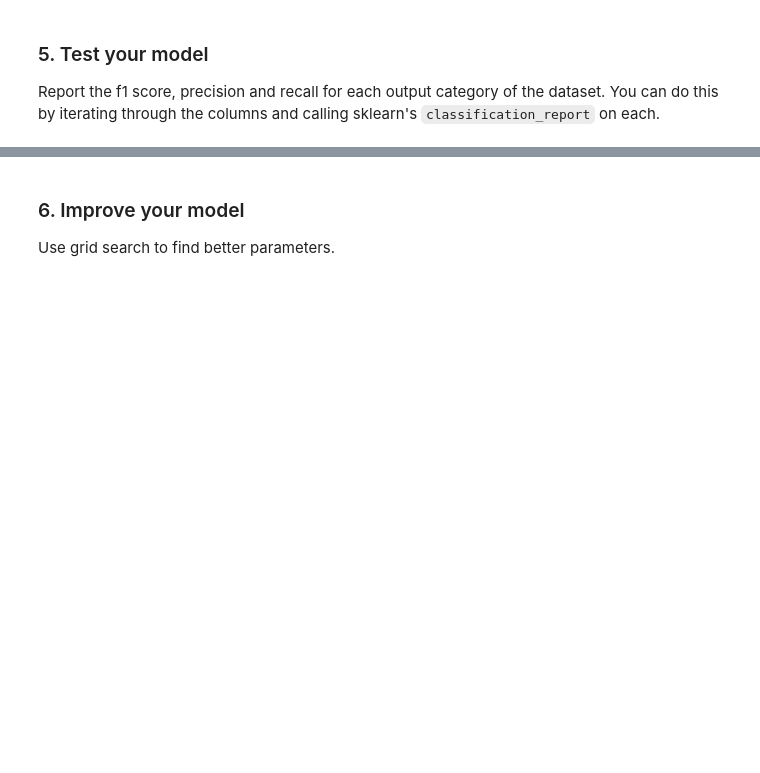
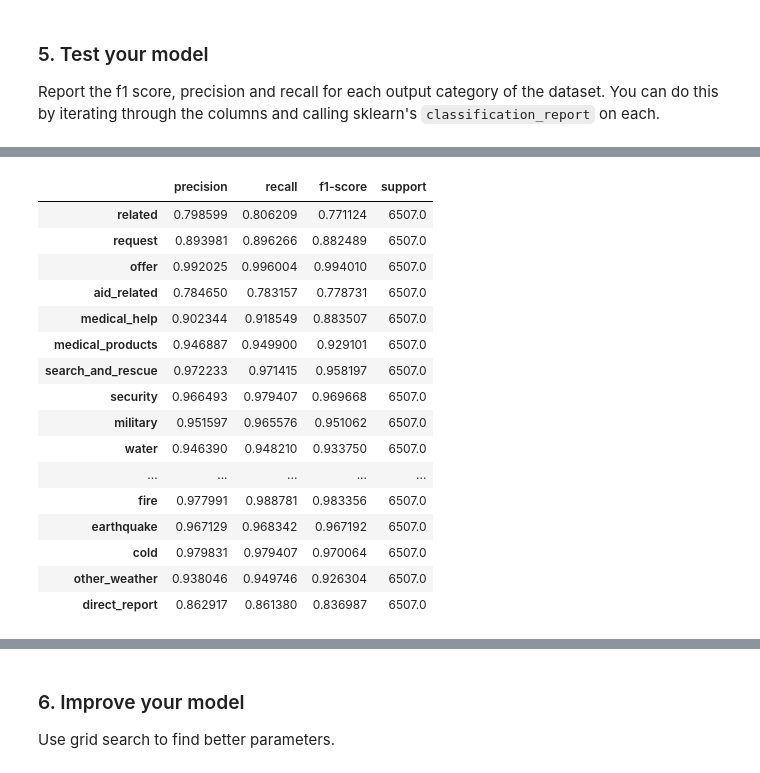
Before and after one commit to Serenitea/Disaster-Response-Data-Pipeline, a Jupyter notebook: notebooks/ML Pipeline Preparation.ipynb, the cells around one changed output, grey strips where cells are left out. Cells and saved outputs as stored; diff of their text form; code cells hidden in the pictures; blank space fills up the shorter version.

Commit message:
first model and CV complete

```diff
--- a/notebooks/ML Pipeline Preparation.ipynb
+++ b/notebooks/ML Pipeline Preparation.ipynb
@@ -124,0 +140,2 @@ dict_keys(['memory', 'steps', 'verbose', 'vect', 'tfidf', 'clf', 'vect__analyzer
+# %%
+model = pipeline_model()
@@ -130,4 +169,4 @@ dict_keys(['memory', 'steps', 'verbose', 'vect', 'tfidf', 'clf', 'vect__analyzer
 X_train, X_test, Y_train, Y_test = train_test_split(X, Y,random_state = 42)
 # %%
 %%time
-pipeline.fit(X_train, Y_train)
+model.fit(X_train, Y_train)
@@ -134,3 +192,7 @@ pipeline.fit(X_train, Y_train)
 # %% [markdown]
 ### 5. Test your model
 Report the f1 score, precision and recall for each output category of the dataset. You can do this by iterating through the columns and calling sklearn's `classification_report` on each.
+# %%
+%%time
+#make predictions
+y_preds = model.predict(X_test)
@@ -136,0 +201,7 @@ Report the f1 score, precision and recall for each output category of the datase
+# %%
+results_dict = {}
+
+for pred, label, col in zip(y_preds.transpose(), Y_test.values.transpose(), Y_test.columns):
+    print(col)
+    print(classification_report(label, pred))
+    results_dict[col] = classification_report(label, pred, output_dict=True)
@@ -136,0 +273,25 @@ Report the f1 score, precision and recall for each output category of the datase
+# %%
+weighted_avg = {}
+for key in results_dict.keys():
+    weighted_avg[key] = results_dict[key]['weighted avg']
+
+df_wavg = pd.DataFrame(weighted_avg).transpose()
+df_wavg
+# %% [output]
+|  | precision | recall | f1-score | support |
+| related | 0.798599 | 0.806209 | 0.771124 | 6507.0 |
+| request | 0.893981 | 0.896266 | 0.882489 | 6507.0 |
+| offer | 0.992025 | 0.996004 | 0.994010 | 6507.0 |
+| aid_related | 0.784650 | 0.783157 | 0.778731 | 6507.0 |
+| medical_help | 0.902344 | 0.918549 | 0.883507 | 6507.0 |
+| medical_products | 0.946887 | 0.949900 | 0.929101 | 6507.0 |
+| search_and_rescue | 0.972233 | 0.971415 | 0.958197 | 6507.0 |
+| security | 0.966493 | 0.979407 | 0.969668 | 6507.0 |
+| military | 0.951597 | 0.965576 | 0.951062 | 6507.0 |
+| water | 0.946390 | 0.948210 | 0.933750 | 6507.0 |
+| ... | ... | ... | ... | ... |
+| fire | 0.977991 | 0.988781 | 0.983356 | 6507.0 |
+| earthquake | 0.967129 | 0.968342 | 0.967192 | 6507.0 |
+| cold | 0.979831 | 0.979407 | 0.970064 | 6507.0 |
+| other_weather | 0.938046 | 0.949746 | 0.926304 | 6507.0 |
+| direct_report | 0.862917 | 0.861380 | 0.836987 | 6507.0 |
```
Also changed, not shown: parts of 36 cells of this notebook, 3 other files.
